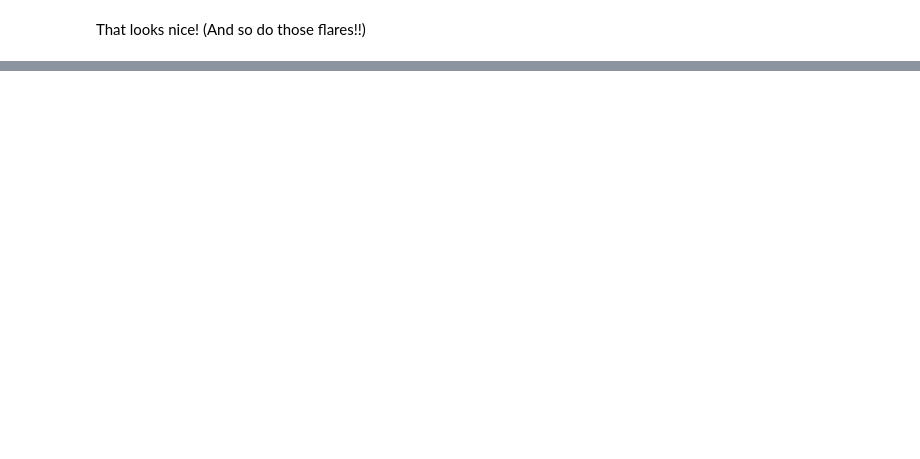
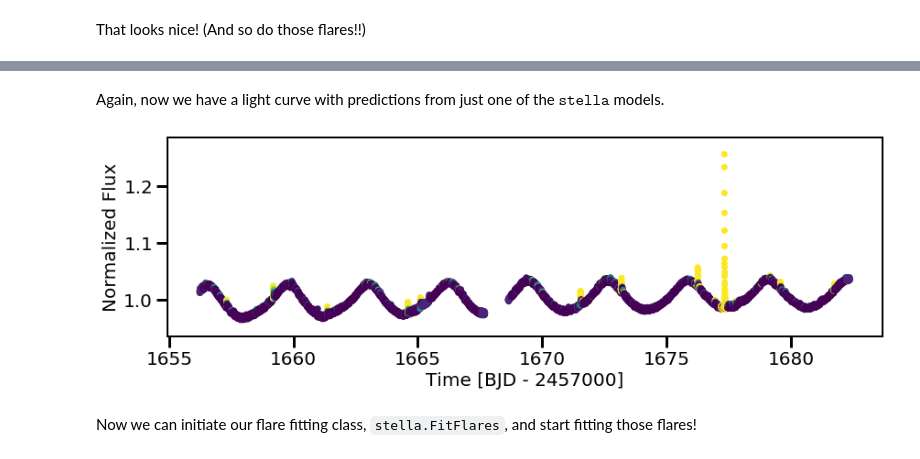
Before and after one commit to afeinstein20/stella, a Jupyter notebook: docs/getting_started/other_features.ipynb, the cells around one changed output, grey strips where cells are left out. Drawn from its saved outputs; the diff is of its cells as text; code cells hidden in the pictures; blank space fills up the shorter version.

```diff
--- a/docs/getting_started/other_features.ipynb
+++ b/docs/getting_started/other_features.ipynb
@@ -63,0 +78,6 @@ That looks nice! (And so do those flares!!)
+# %%
+cnn = stella.ConvNN(output_dir='.')
+cnn.predict(modelname=MODEL,
+            times=lk.time,
+            fluxes=lk.flux,
+            errs=lk.flux_err)
@@ -63,0 +87,11 @@ That looks nice! (And so do those flares!!)
+# %% [markdown]
+Again, now we have a light curve with predictions from just one of the $\texttt{stella}$ models.
+# %%
+plt.figure(figsize=(14,4))
+plt.scatter(lk.time, lk.flux, c=cnn.predictions[0], vmin=0, vmax=1)
+plt.xlabel('Time [BJD - 2457000]')
+plt.ylabel('Normalized Flux');
+# %% [output]
+[figure, added]
+# %% [markdown]
+Now we can initiate our flare fitting class, `stella.FitFlares`, and start fitting those flares!
```
Also changed, not shown: parts of 16 cells of this notebook, 1 other file.
